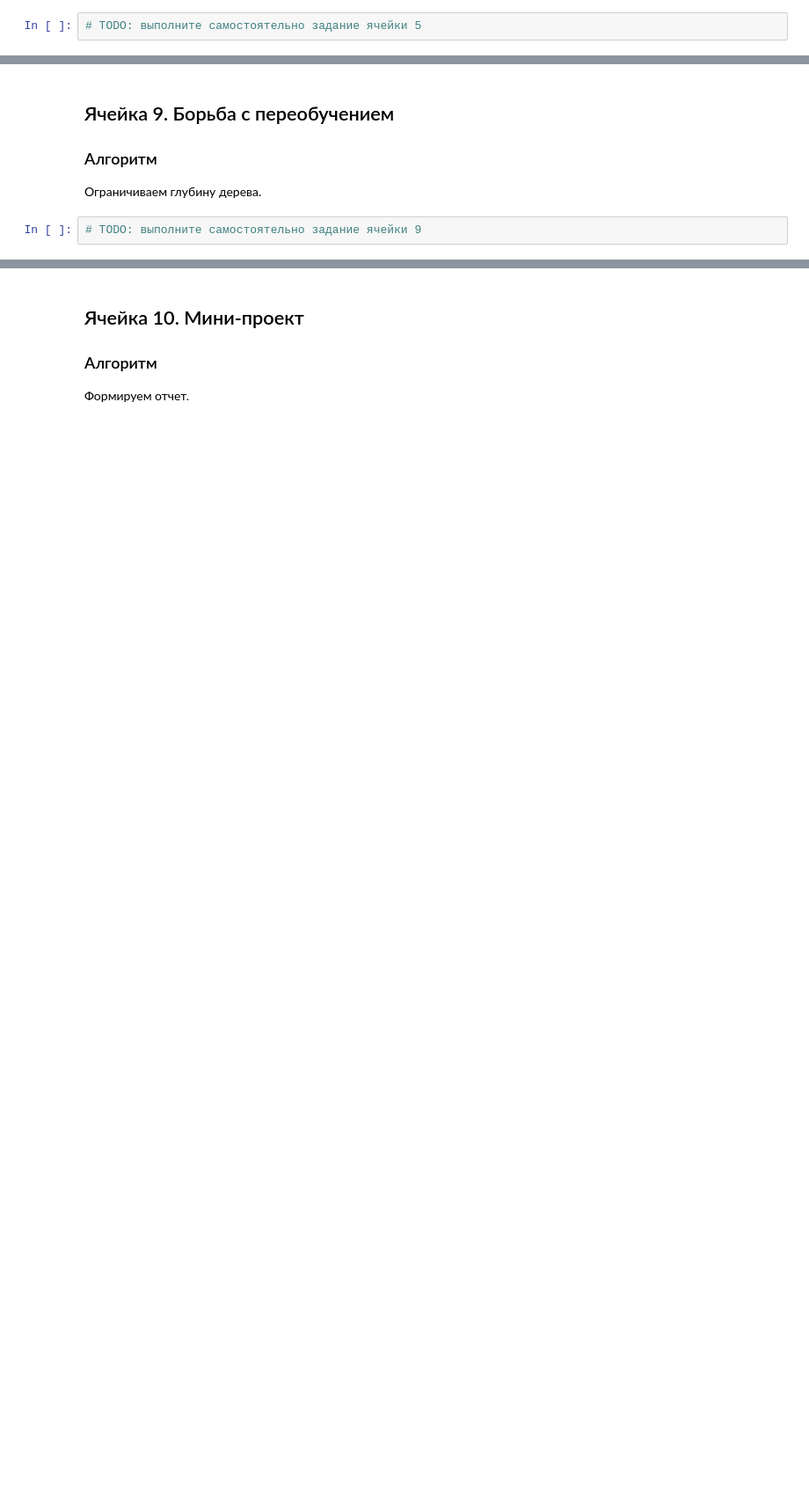
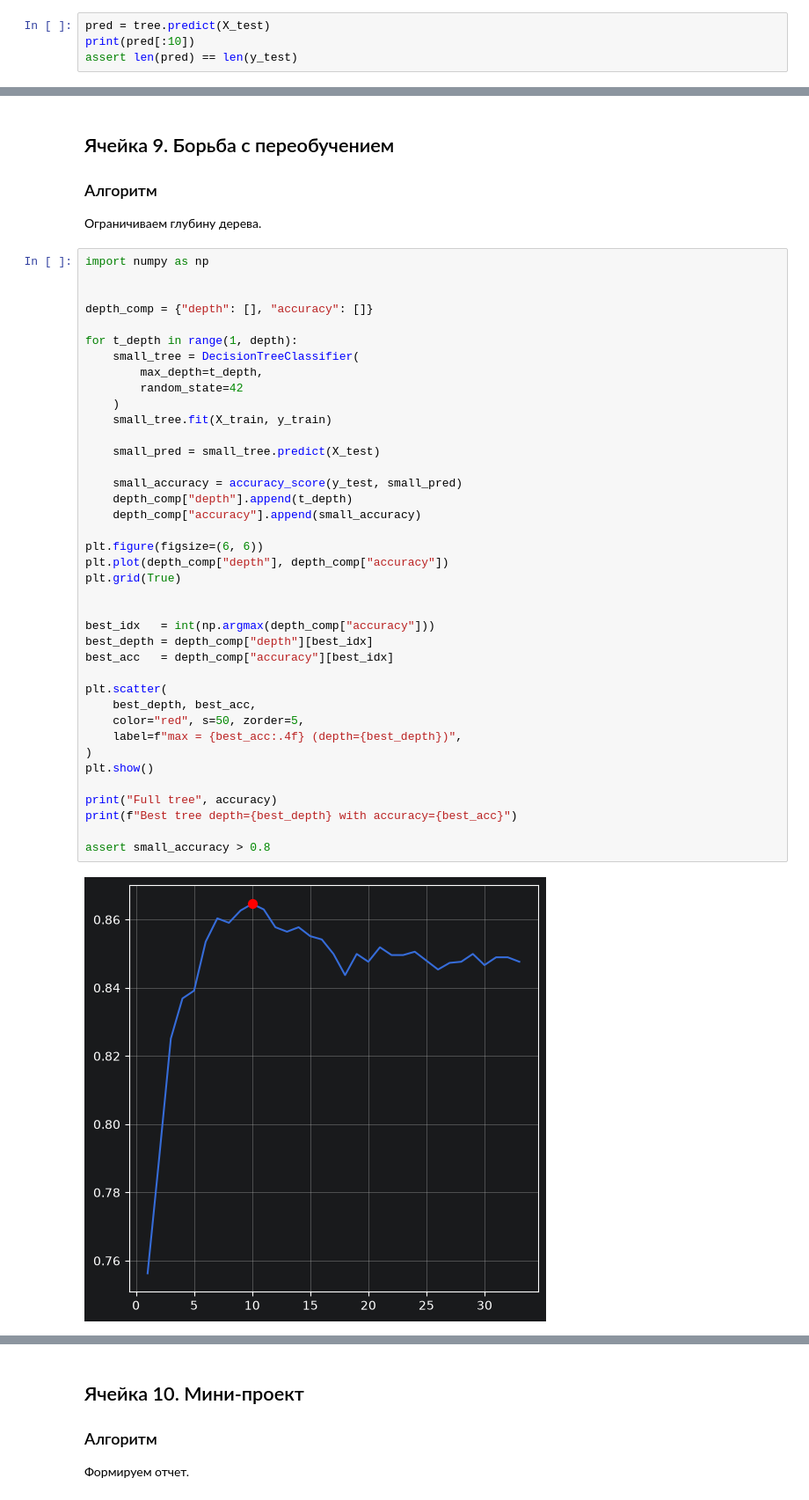
Before and after one commit to FelixTheCatW/study-ml, a Jupyter notebook: src/notebooks/block7_lesson07_decision_tree_todo.ipynb, the cells around one changed output, grey strips where cells are left out. Shown at 88% size. Saved outputs shown, nothing was run; the diff lists cells and outputs as text; blank space fills up the shorter version.

```diff
--- a/src/notebooks/block7_lesson07_decision_tree_todo.ipynb
+++ b/src/notebooks/block7_lesson07_decision_tree_todo.ipynb
@@ -79,4 +124,6 @@
 ### Алгоритм
 Получаем прогноз.
 # %%
-# TODO: выполните самостоятельно задание ячейки 5
+pred = tree.predict(X_test)
+print(pred[:10])
+assert len(pred) == len(y_test)
@@ -107,4 +203,43 @@
 ### Алгоритм
 Ограничиваем глубину дерева.
 # %%
-# TODO: выполните самостоятельно задание ячейки 9
+import numpy as np
+
+
+depth_comp = {"depth": [], "accuracy": []}
+
+for t_depth in range(1, depth):
+    small_tree = DecisionTreeClassifier(
+        max_depth=t_depth,
+        random_state=42
+    )
+    small_tree.fit(X_train, y_train)
+
+    small_pred = small_tree.predict(X_test)
+
+    small_accuracy = accuracy_score(y_test, small_pred)
+    depth_comp["depth"].append(t_depth)
+    depth_comp["accuracy"].append(small_accuracy)
+
+plt.figure(figsize=(6, 6))
+plt.plot(depth_comp["depth"], depth_comp["accuracy"])
+plt.grid(True)
+
+
+best_idx   = int(np.argmax(depth_comp["accuracy"]))
+best_depth = depth_comp["depth"][best_idx]
+best_acc   = depth_comp["accuracy"][best_idx]
+
+plt.scatter(
+    best_depth, best_acc,
+    color="red", s=50, zorder=5,
+    label=f"max = {best_acc:.4f} (depth={best_depth})",
+)
+plt.show()
+
+print("Full tree", accuracy)
+print(f"Best tree depth={best_depth} with accuracy={best_acc}")
+
+assert small_accuracy > 0.8
+# %% [output]
+[figure, added]
```
Also changed, not shown: parts of 10 cells of this notebook, 6 other files.
